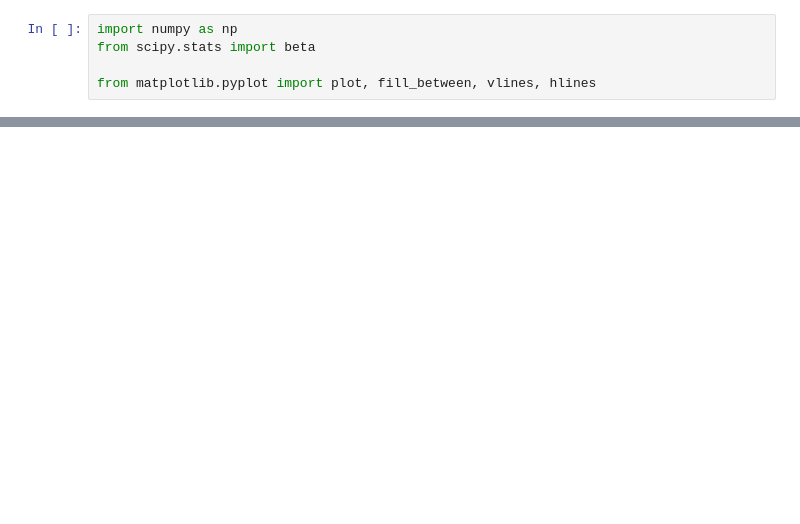
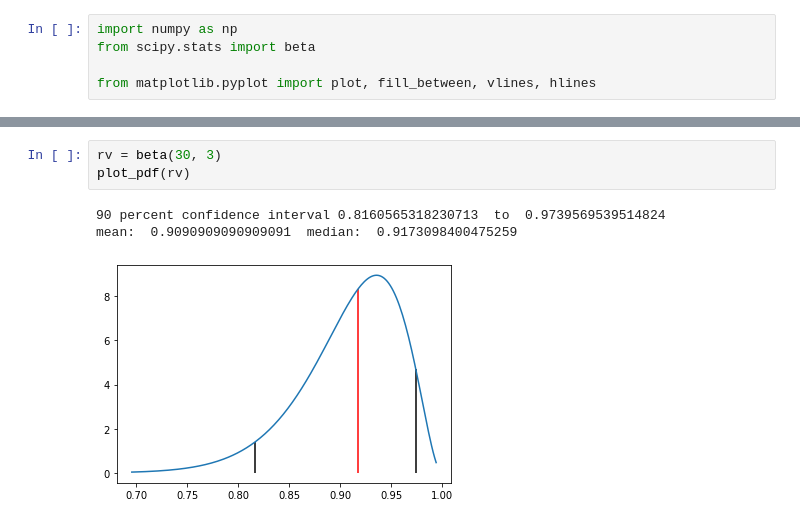
Before and after one commit to ctarrington/try-colab, a Jupyter notebook: parameter_estimation.ipynb, the cells around one changed output, grey strips where cells are left out. Saved outputs shown, nothing was run; the diff lists cells and outputs as text; blank space fills up the shorter version.

```diff
--- a/parameter_estimation.ipynb
+++ b/parameter_estimation.ipynb
@@ -40,0 +52,7 @@ Probability  0.006804714122615158  < p <  0.00822328065362432  =  0.900000000000
+# %%
+rv = beta(30, 3)
+plot_pdf(rv)
+# %% [output]
+90 percent confidence interval 0.8160565318230713  to  0.9739569539514824
+mean:  0.9090909090909091  median:  0.9173098400475259
+[figure, added]
```
Also changed, not shown: parts of 5 cells of this notebook.
